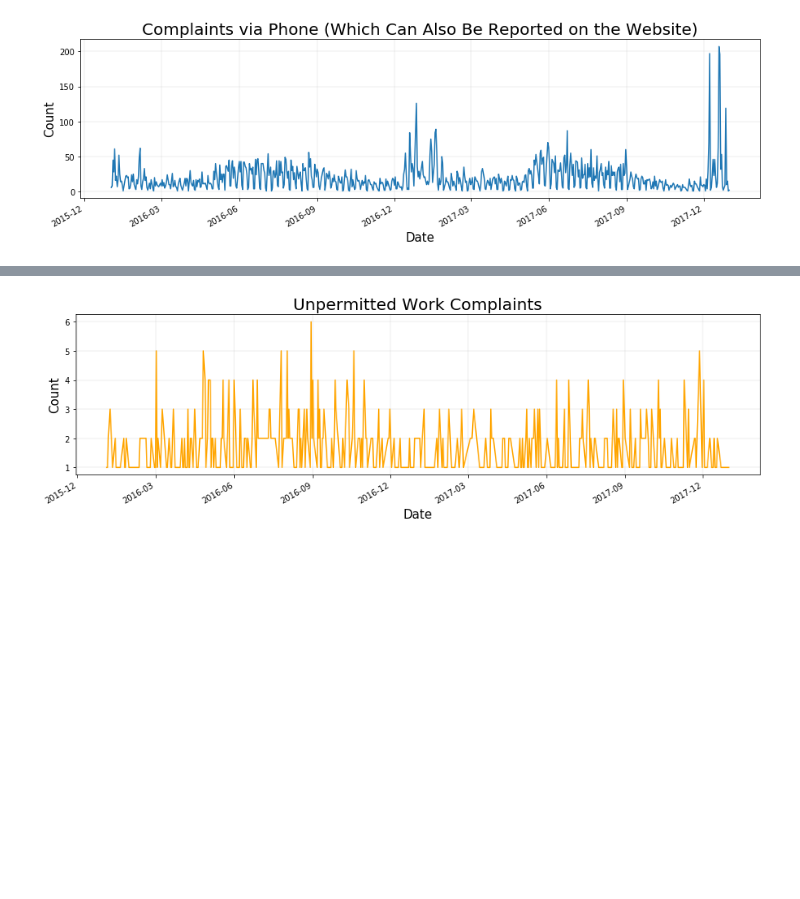
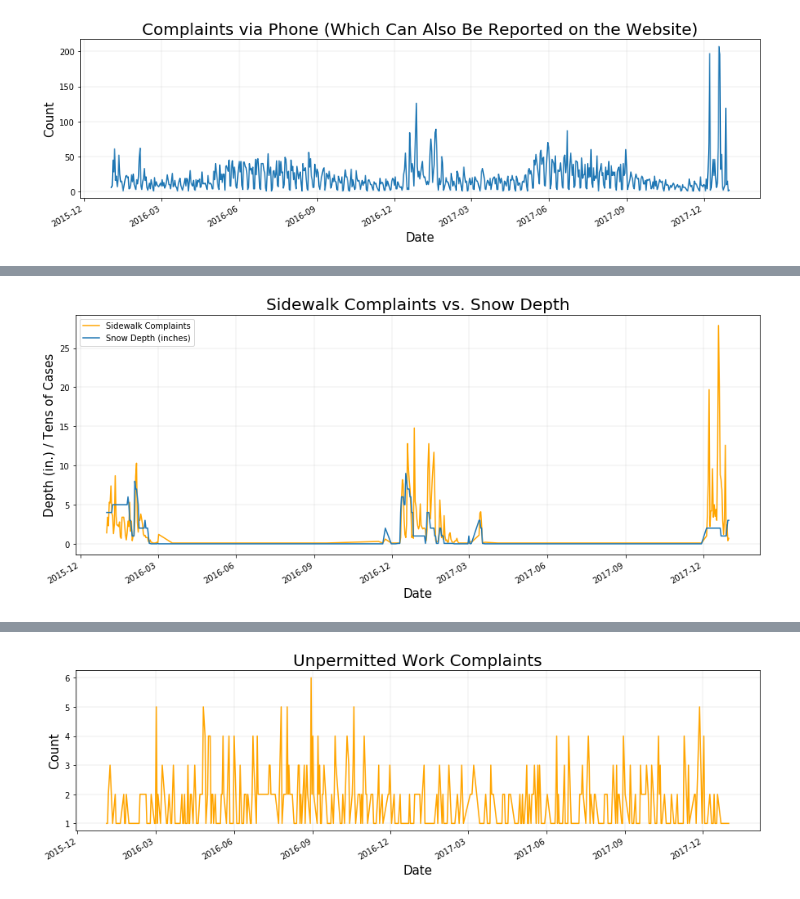
Before and after one commit to lwdee/Springboard, a Jupyter notebook: Capstone/Capstone_1_EDA.ipynb, the cells around one changed output, grey strips where cells are left out. Drawn from its saved outputs; the diff is of its cells as text; code cells hidden in the pictures; blank space fills up the shorter version.

```diff
--- a/Capstone/Capstone_1_EDA.ipynb
+++ b/Capstone/Capstone_1_EDA.ipynb
@@ -219,0 +274,18 @@ plt.show()
+# %%
+# Plotting snow depth vs Sidewalk Snow & Ice Complaints.
+
+sidewalk_ice = df[df.title.str.contains("Sidewalk Snow")].groupby('Date')['subject'].count()
+sidewalk_scaled = sidewalk_ice/10
+sidewalk_scaled.plot(figsize = (15,6), color = 'orange', label = 'Sidewalk Complaints')
+
+depth = df[df.title.str.contains("Sidewalk Snow")].groupby('Date')['snow_depth'].mean()
+depth.plot(figsize = (15,6), label = 'Snow Depth (inches)')
+
+plt.legend()
+plt.title('Sidewalk Complaints vs. Snow Depth', fontsize=20)
+plt.ylabel('Depth (in.) / Tens of Cases', fontsize = 15)
+plt.xlabel('Date', fontsize = 15)
+plt.grid(linewidth=.2)
+plt.show()
+# %% [output]
+[figure, added]
```
Also changed, not shown: parts of 63 cells of this notebook, 7 other files.
